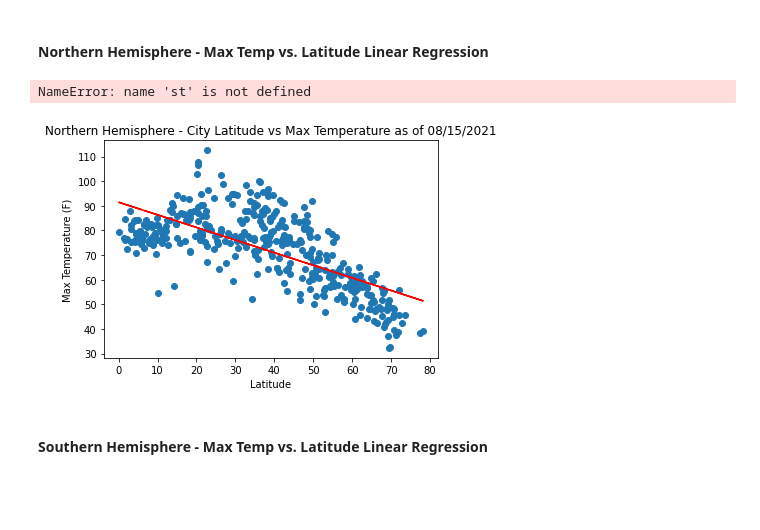
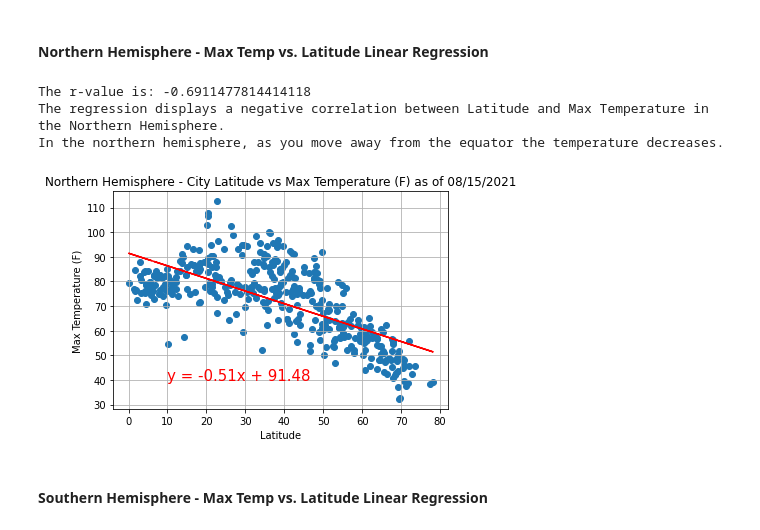
Before and after one commit to melissadiep94/python-api-challenge, a Jupyter notebook: WeatherPy/WeatherPy.ipynb, the cells around one changed output. Cells and saved outputs as stored; diff of their text form; code cells hidden in the pictures; blank space fills up the shorter version.

```diff
--- a/WeatherPy/WeatherPy.ipynb
+++ b/WeatherPy/WeatherPy.ipynb
@@ -303,25 +295,28 @@ southern_hem
 ####  Northern Hemisphere - Max Temp vs. Latitude Linear Regression
 # %%
 plt.scatter(northern_hem.iloc[:,2],northern_hem.iloc[:,4])
-plt.title("Northern Hemisphere - City Latitude vs Max Temperature as of " + data_date)
+plt.title("Northern Hemisphere - City Latitude vs Max Temperature (F) as of " + data_date)
 plt.xlabel('Latitude')
 plt.ylabel('Max Temperature (F)')
 latitude_NH = northern_hem.iloc[:,2]
 max_temp_NH = northern_hem.iloc[:,4]
 (slope, intercept, rvalue, pvalue, stderr) = linregress(latitude_NH, max_temp_NH)
 regress_values = latitude_NH * slope + intercept
 line_eq = "y = " + str(round(slope,2)) + "x + " + str(round(intercept,2))
+plt.annotate(line_eq,(10,40),fontsize=15,color="red")
 plt.plot(latitude_NH,regress_values,"r-")
-correlation = st.pearsonr(latitude_NH,max_temp_NH)
-print(f"The r-squared is: {rvalue**2}")
-print(f"The correlation between Population and # of June 2021 NJ Cases is {round(correlation[0],2)}")
+#correlation = st.pearsonr(latitude_NH,max_temp_NH)
+print(f"The r-value is: {rvalue}")
+print("The regression displays a negative correlation between Latitude and Max Temperature in the Northern Hemisphere.")
+print("In the northern hemisphere, as you move away from the equator the temperature decreases.")
 
 
 plt.grid(True)
 plt.show()
-plt.savefig("../Images/NHLat_vs_Temp.png")
 # %% [output]
-NameError: name 'st' is not defined
+The r-value is: -0.6911477814414118
+The regression displays a negative correlation between Latitude and Max Temperature in the Northern Hemisphere.
+In the northern hemisphere, as you move away from the equator the temperature decreases.
-[figure, old version]
+[figure, new version]
 # %% [markdown]
 ####  Southern Hemisphere - Max Temp vs. Latitude Linear Regression
```
Also changed, not shown: parts of 18 cells of this notebook, 4 other files.
